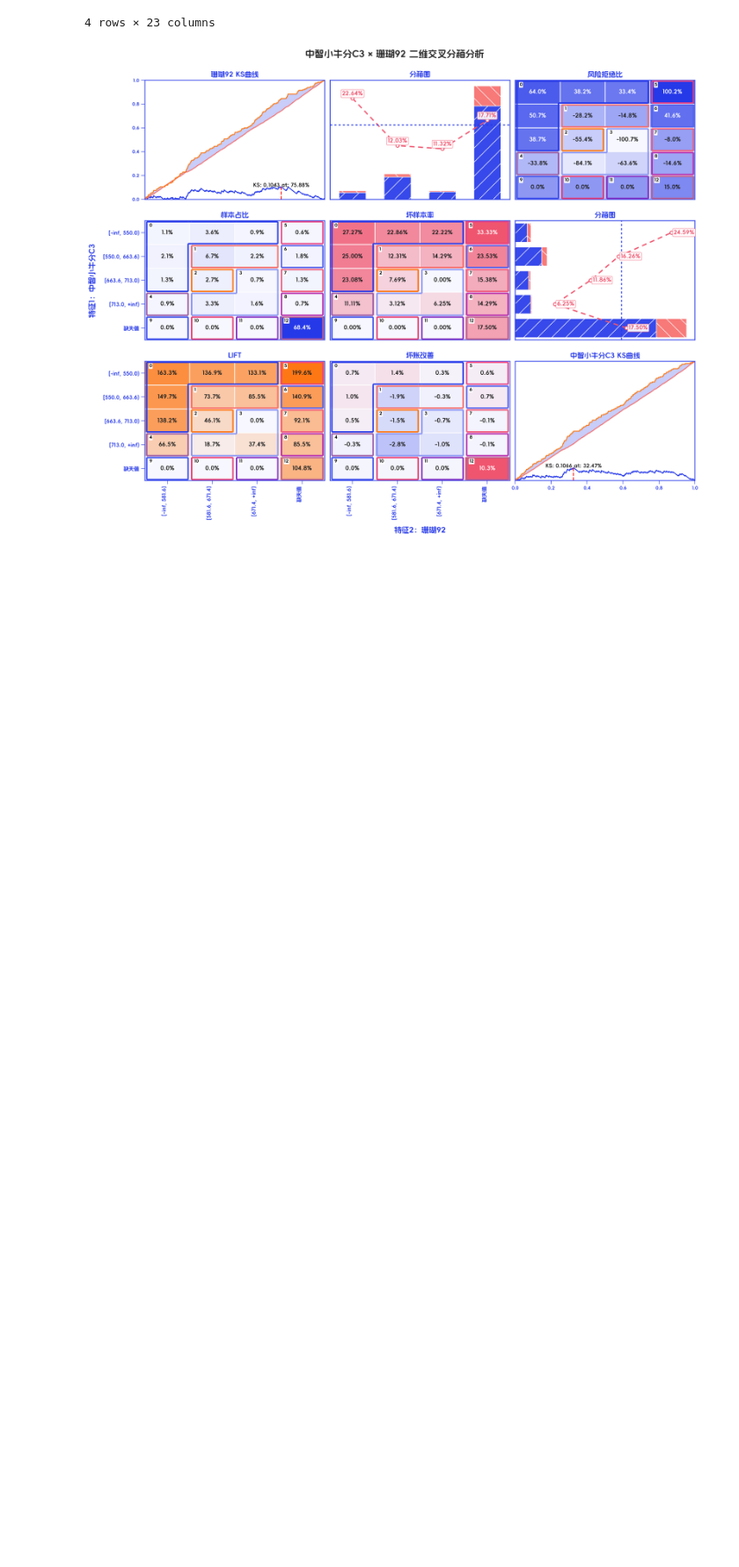
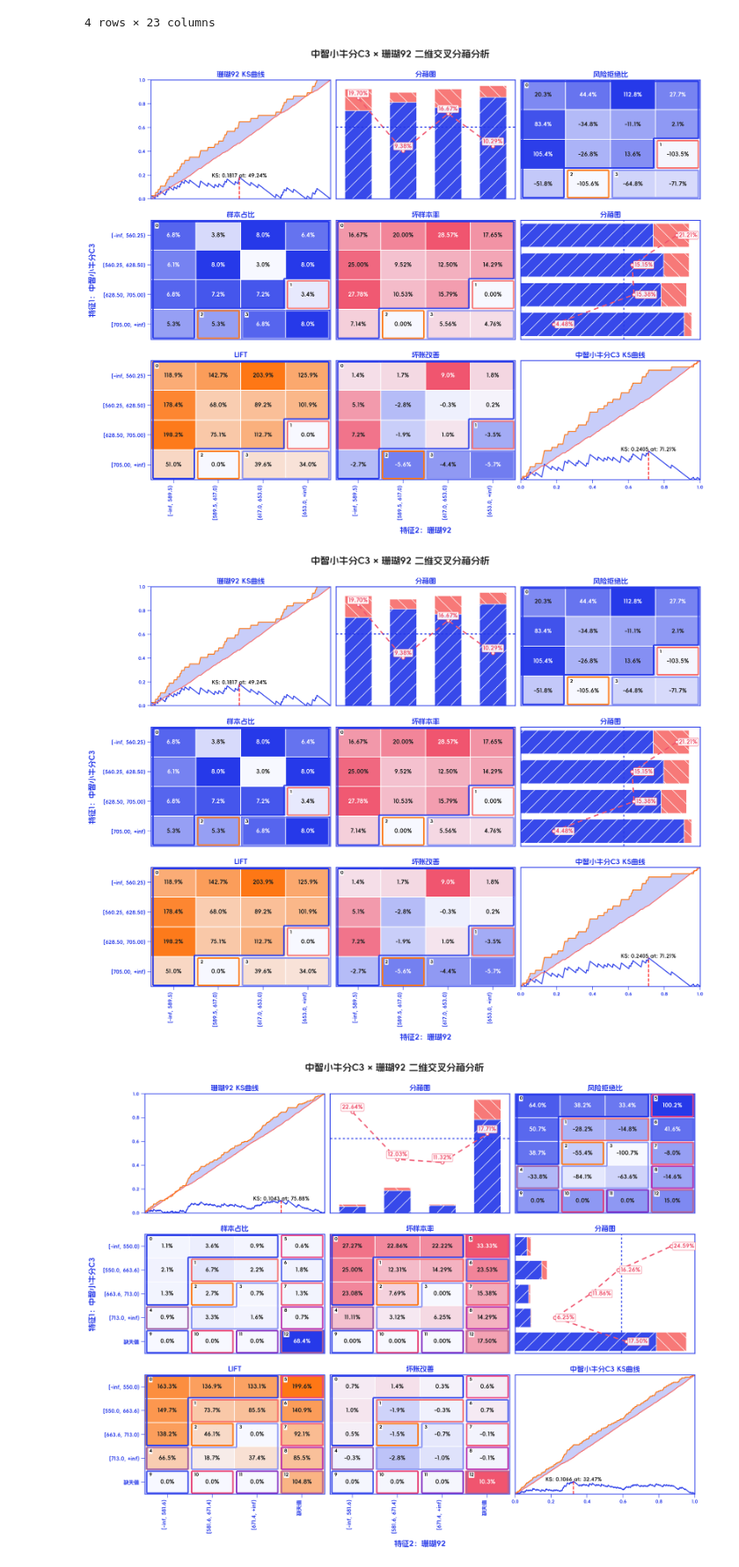
Before and after one commit to hengshu-credit/hscredit, a Jupyter notebook: examples/01_binning.ipynb, the cells around one changed output. Shown at 88% size. Drawn from its saved outputs; the diff is of its cells as text; code cells hidden in the pictures; blank space fills up the shorter version.

```diff
--- a/examples/01_binning.ipynb
+++ b/examples/01_binning.ipynb
@@ -695,4 +698,5 @@ if cat_feature is not None:
         max_n_bins=5,
         min_bin_size=0.05,
     )
-    cat_stats[['分箱标签', '样本总数', '坏样本率', 'LIFT值', '分档KS值', '指标IV值']]
+
+cat_stats
@@ -788,6 +798,13 @@ ob2d.binning_table_
 | 2 | 中智小牛分C3X珊瑚92 | None | 2 | [705.00, +inf) × [589.5, 617.0) | 14 | 0.0530 | 14 | 0 | 0.0617 | 0.0000 | ... | ... |
 | 3 | 中智小牛分C3X珊瑚92 | None | 3 | [705.00, +inf) × [617.0, +inf) | 39 | 0.1477 | 37 | 2 | 0.1630 | 0.0541 | ... | ... |
 4 rows × 23 columns
+# %%
+from hscredit import bin_2d_plot
+
+bin_2d_plot(ob2d)
+# %% [output]
+[figure, added]
+[figure, added]
 # %%
 from hscredit import bin_2d_plot
 
```
Also changed, not shown: parts of 5 cells of this notebook, 24 other files.
